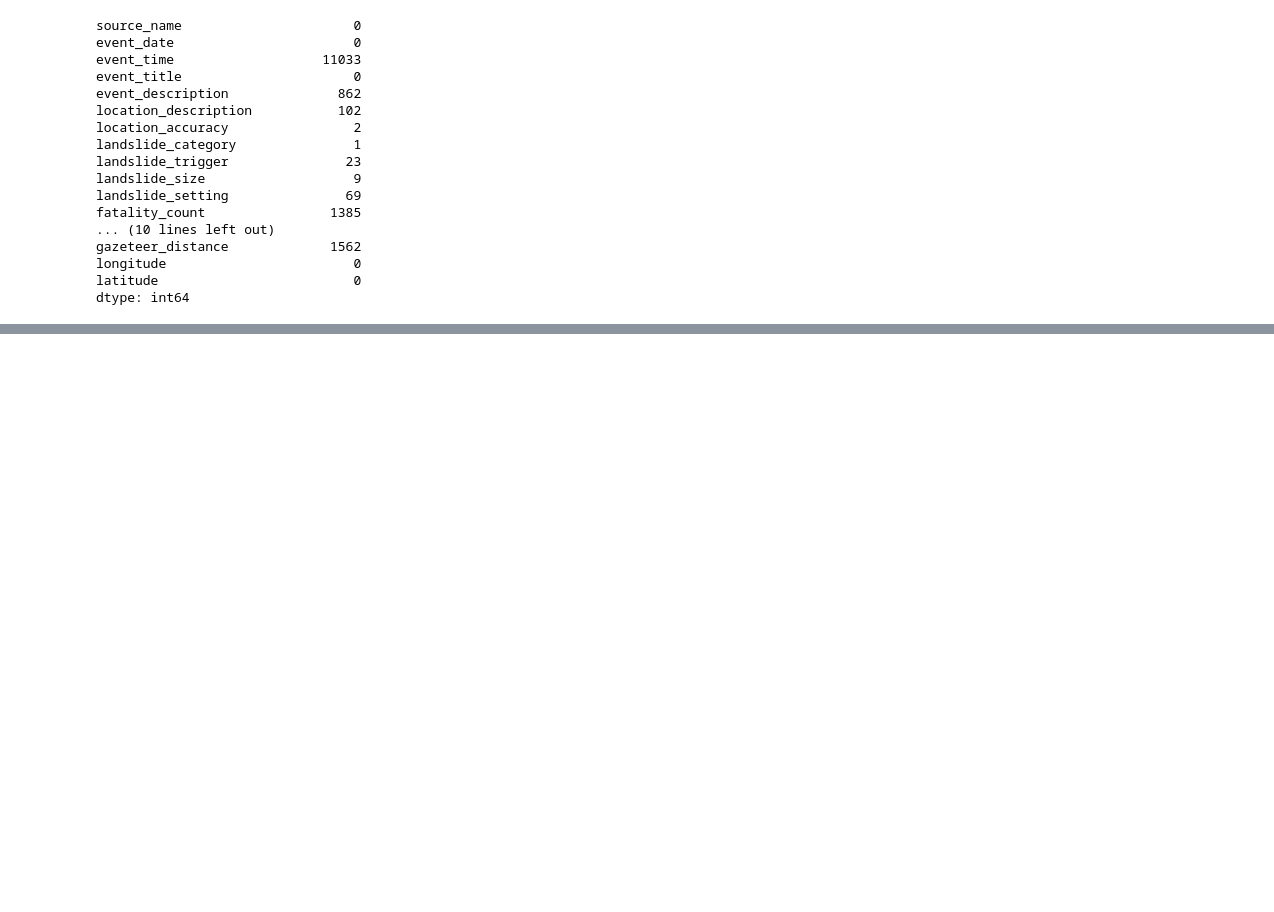
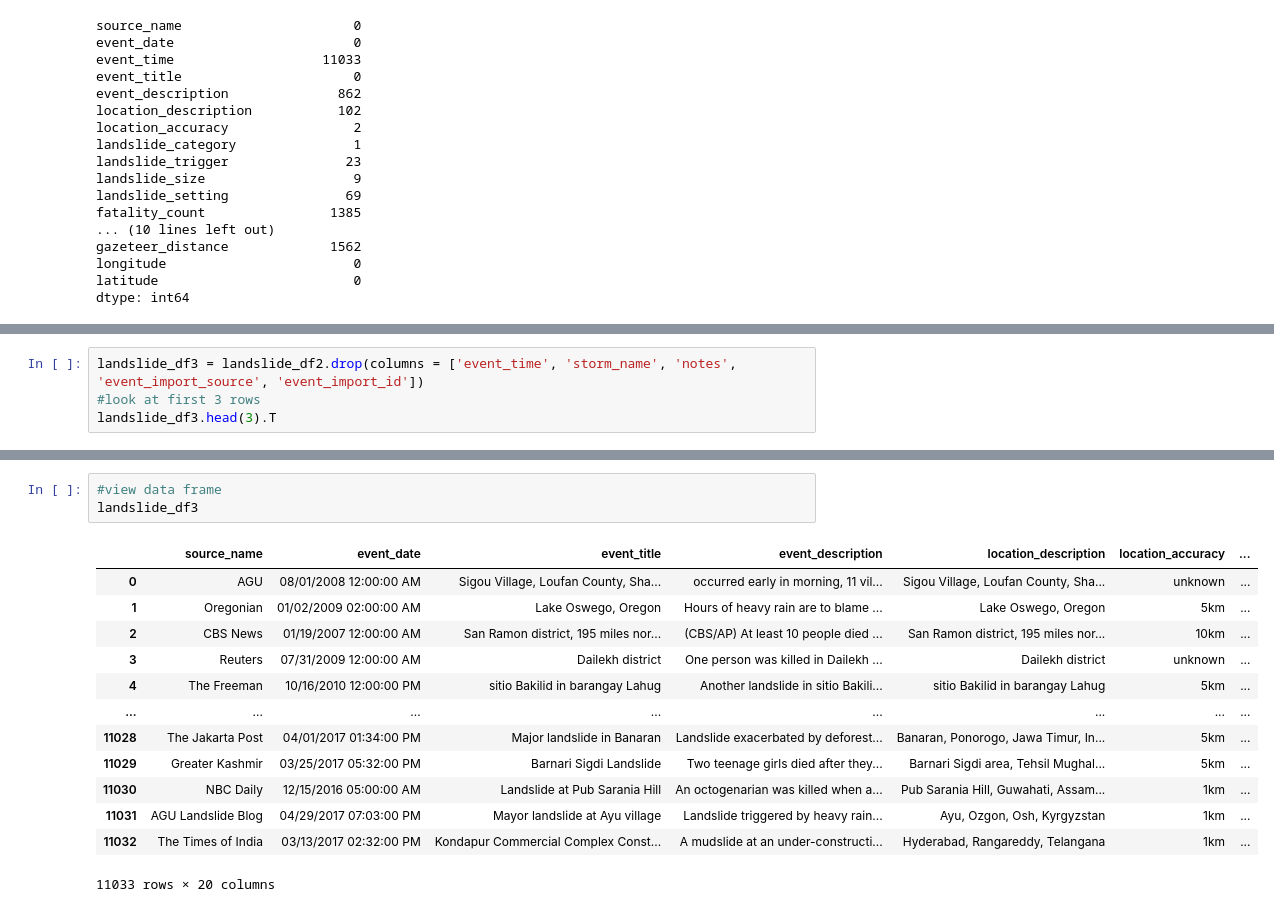
Before and after one commit to rsfellman/ST558FinalProject, a Jupyter notebook: cleaning_and_eda.ipynb, the cells around one changed output, grey strips where cells are left out. Cells and saved outputs as stored; diff of their text form; blank space fills up the shorter version.

```diff
--- a/cleaning_and_eda.ipynb
+++ b/cleaning_and_eda.ipynb
@@ -75,0 +78,4 @@ Since `event_time`has only missing data, we will
+# %%
+landslide_df3 = landslide_df2.drop(columns = ['event_time', 'storm_name', 'notes', 'event_import_source', 'event_import_id'])
+#look at first 3 rows
+landslide_df3.head(3).T
@@ -75,0 +121,17 @@ Since `event_time`has only missing data, we will
+# %%
+#view data frame
+landslide_df3
+# %% [output]
+|  | source_name | event_date | event_title | event_description | location_description | location_accuracy | ... |
+| 0 | AGU | 08/01/2008 12:00:00 AM | Sigou Village, Loufan County, Sha... | occurred early in morning, 11 vil... | Sigou Village, Loufan County, Sha... | unknown | ... |
+| 1 | Oregonian | 01/02/2009 02:00:00 AM | Lake Oswego, Oregon | Hours of heavy rain are to blame ... | Lake Oswego, Oregon | 5km | ... |
+| 2 | CBS News | 01/19/2007 12:00:00 AM | San Ramon district, 195 miles nor... | (CBS/AP) At least 10 people died ... | San Ramon district, 195 miles nor... | 10km | ... |
+| 3 | Reuters | 07/31/2009 12:00:00 AM | Dailekh district | One person was killed in Dailekh ... | Dailekh district | unknown | ... |
+| 4 | The Freeman | 10/16/2010 12:00:00 PM | sitio Bakilid in barangay Lahug | Another landslide in sitio Bakili... | sitio Bakilid in barangay Lahug | 5km | ... |
+| ... | ... | ... | ... | ... | ... | ... | ... |
+| 11028 | The Jakarta Post | 04/01/2017 01:34:00 PM | Major landslide in Banaran | Landslide exacerbated by deforest... | Banaran, Ponorogo, Jawa Timur, In... | 5km | ... |
+| 11029 | Greater Kashmir | 03/25/2017 05:32:00 PM | Barnari Sigdi Landslide | Two teenage girls died after they... | Barnari Sigdi area, Tehsil Mughal... | 5km | ... |
+| 11030 | NBC Daily | 12/15/2016 05:00:00 AM | Landslide at Pub Sarania Hill | An octogenarian was killed when a... | Pub Sarania Hill, Guwahati, Assam... | 1km | ... |
+| 11031 | AGU Landslide Blog | 04/29/2017 07:03:00 PM | Mayor landslide at Ayu village | Landslide triggered by heavy rain... | Ayu, Ozgon, Osh, Kyrgyzstan | 1km | ... |
+| 11032 | The Times of India | 03/13/2017 02:32:00 PM | Kondapur Commercial Complex Const... | A mudslide at an under-constructi... | Hyderabad, Rangareddy, Telangana | 1km | ... |
+11033 rows × 20 columns
```
Also changed, not shown: parts of 22 cells of this notebook, 1 other file.
